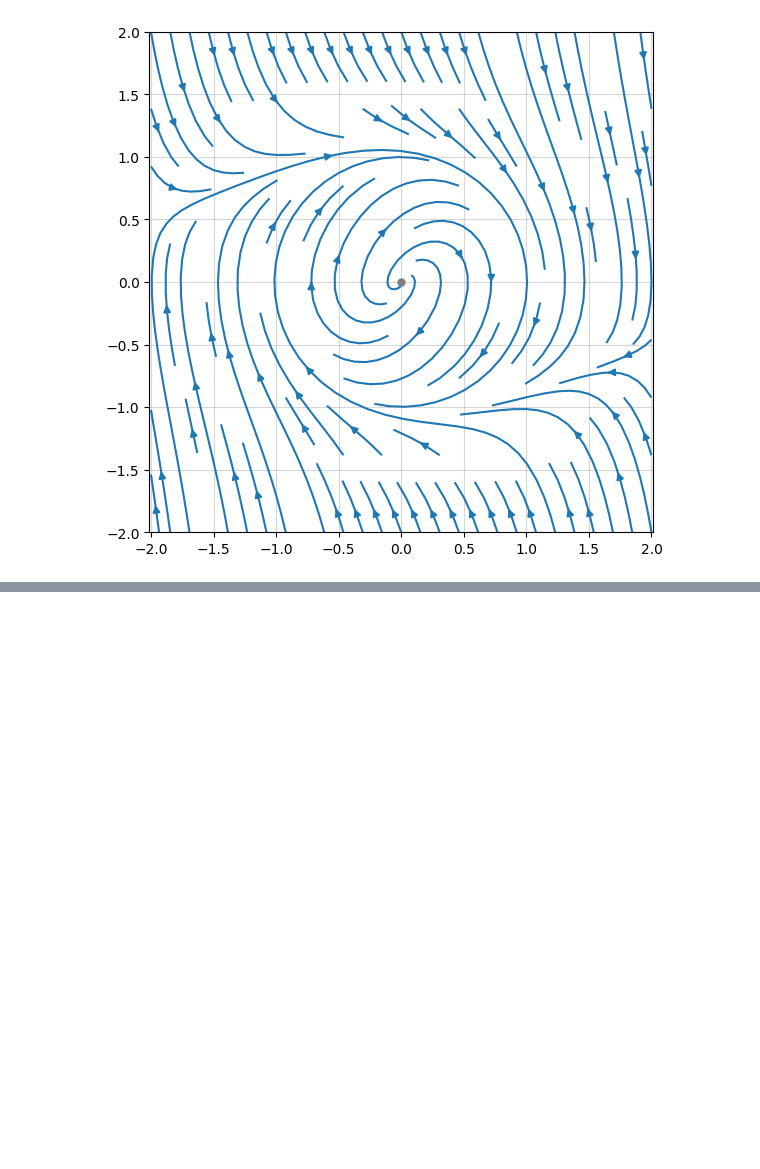
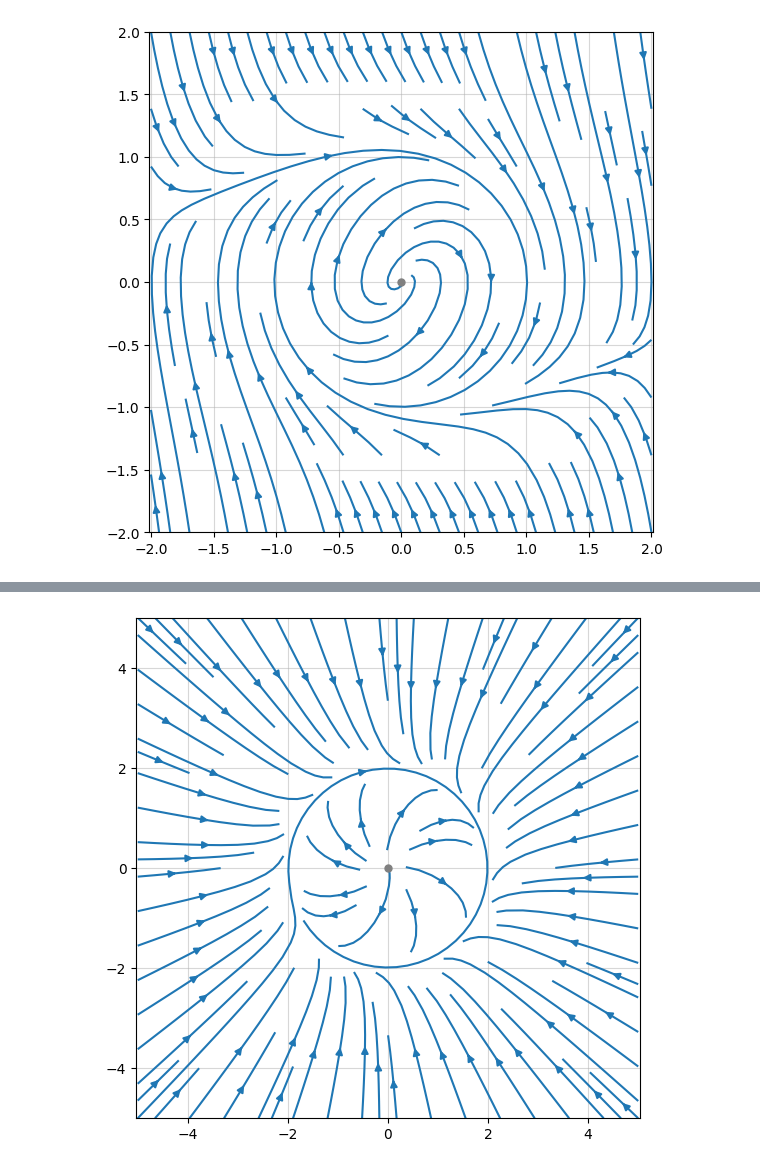
Before and after one commit to s-hynes/MP491, a Jupyter notebook: CH04_limit_cycles_lectures_and_problem_sheet.ipynb, the cells around one changed output, grey strips where cells are left out. Drawn from its saved outputs; the diff is of its cells as text; code cells hidden in the pictures; blank space fills up the shorter version.

```diff
--- a/CH04_limit_cycles_lecture_examples.ipynb
+++ b/CH04_limit_cycles_lectures_and_problem_sheet.ipynb
@@ -36,0 +57,6 @@ stream(lambda x,y: y, lambda x,y: y*(1-x**2-y**2) - x, xmin=-2, xmax=2, ymin=-2,
+# %%
+from CH03_nonlinear import stream
+stream(lambda x,y: 4*x + y -x*(x**2+y**2),
+       lambda x,y: 4*y -x -y*(x**2+y**2), eq_pts=[[0,0]])
+# %% [output]
+[figure, added]
```
Also changed, not shown: parts of 6 cells of this notebook, 4 other files.
